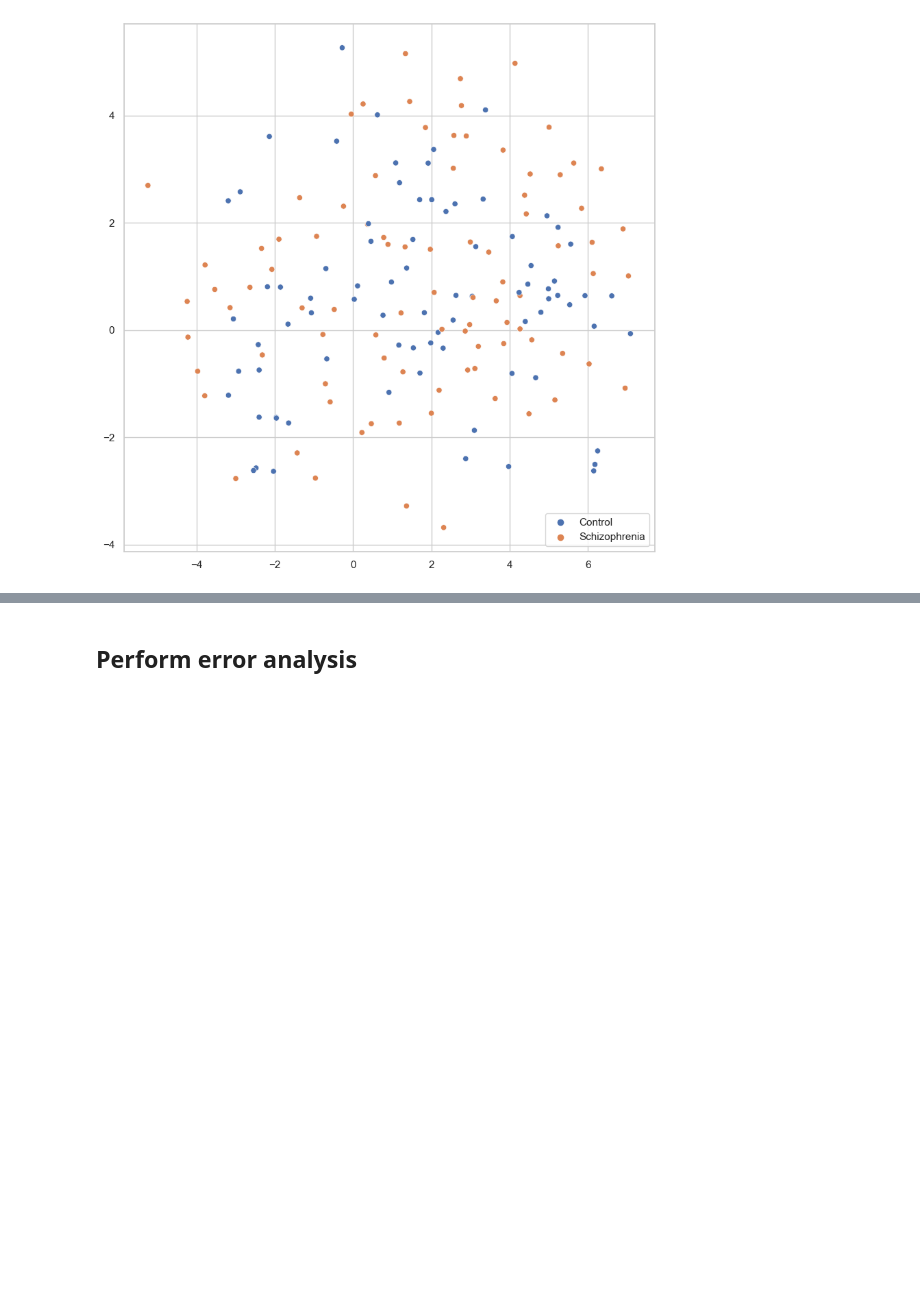
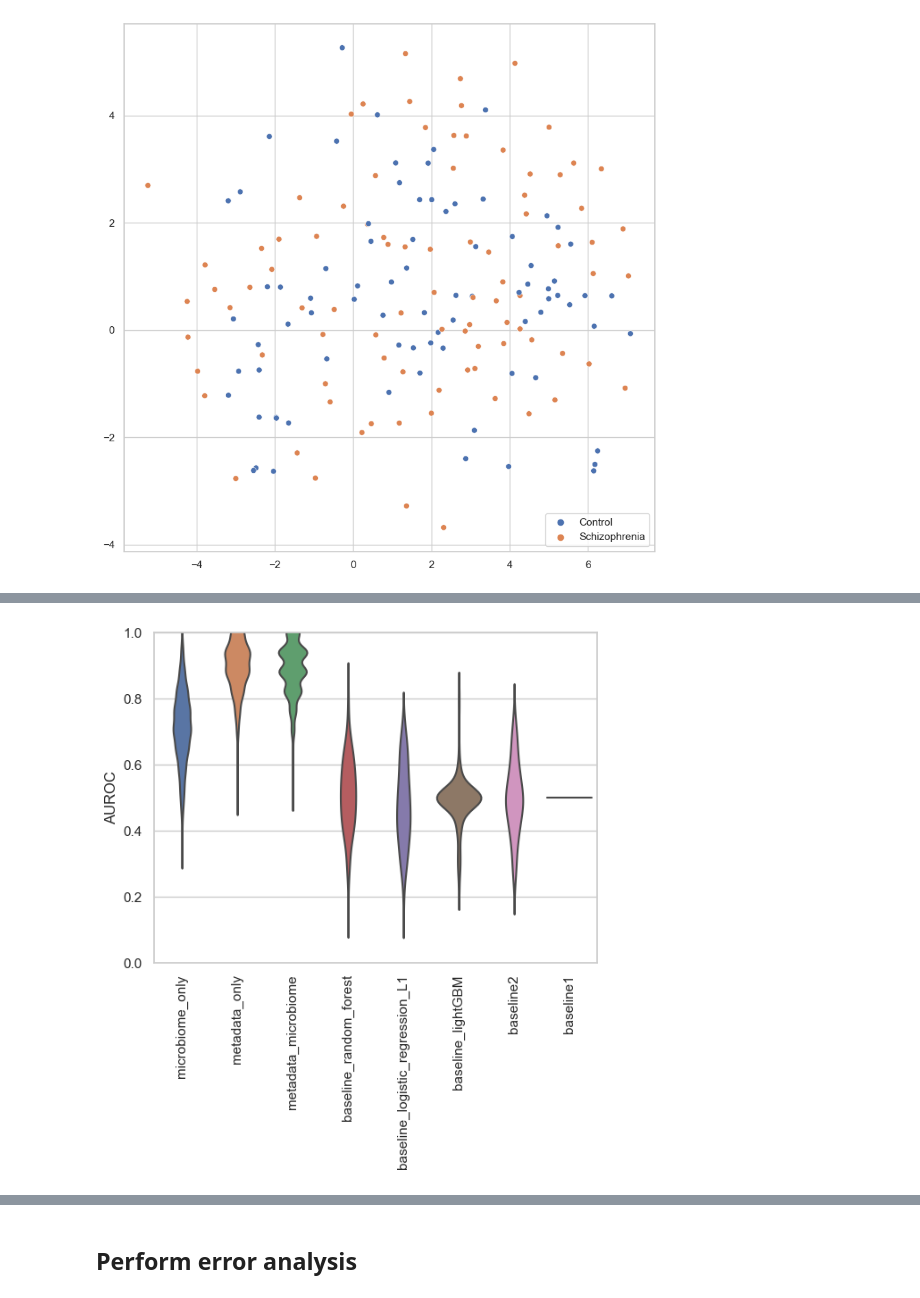
Before and after one commit to quantori/tutorial-on-ML-for-microbiomics, a Jupyter notebook: tutorial_dev.ipynb, the cells around one changed output, grey strips where cells are left out. Cells and saved outputs as stored; diff of their text form; code cells hidden in the pictures; blank space fills up the shorter version.

```diff
--- a/tutorial_dev.ipynb
+++ b/tutorial_dev.ipynb
@@ -373,0 +345,10 @@ shap.summary_plot(
+# %%
+try:
+    with open("./results.pickle", "rb") as f:
+        results = dill.load(f)
+        print("Results file already exists, resuming experiment from where it left off")
+except FileNotFoundError:
+    print("No results file found, starting one from scratch")
+    results = defaultdict(
+        lambda: defaultdict(lambda: defaultdict(lambda: defaultdict(list)))
+    )
@@ -373,0 +518,5 @@ shap.summary_plot(
+# %%
+with open("./results.pickle", "rb") as results_file:
+    results = dill.load(results_file)
+# %%
+results_overview, results_auroc = train.results_overview_table(results)
@@ -373,0 +582,3 @@ shap.summary_plot(
+# %%
+out = stats.convert_df_for_stats(results_auroc)
+out.groupby("Data type")["AUROC"].agg(['median', stats.MAD])
@@ -373,0 +596,4 @@ shap.summary_plot(
+# %%
+fig = data_visualization.plot_data_type(out)
+# %% [output]
+[figure, added]
```
Also changed, not shown: parts of 145 cells of this notebook, 9 other files.
